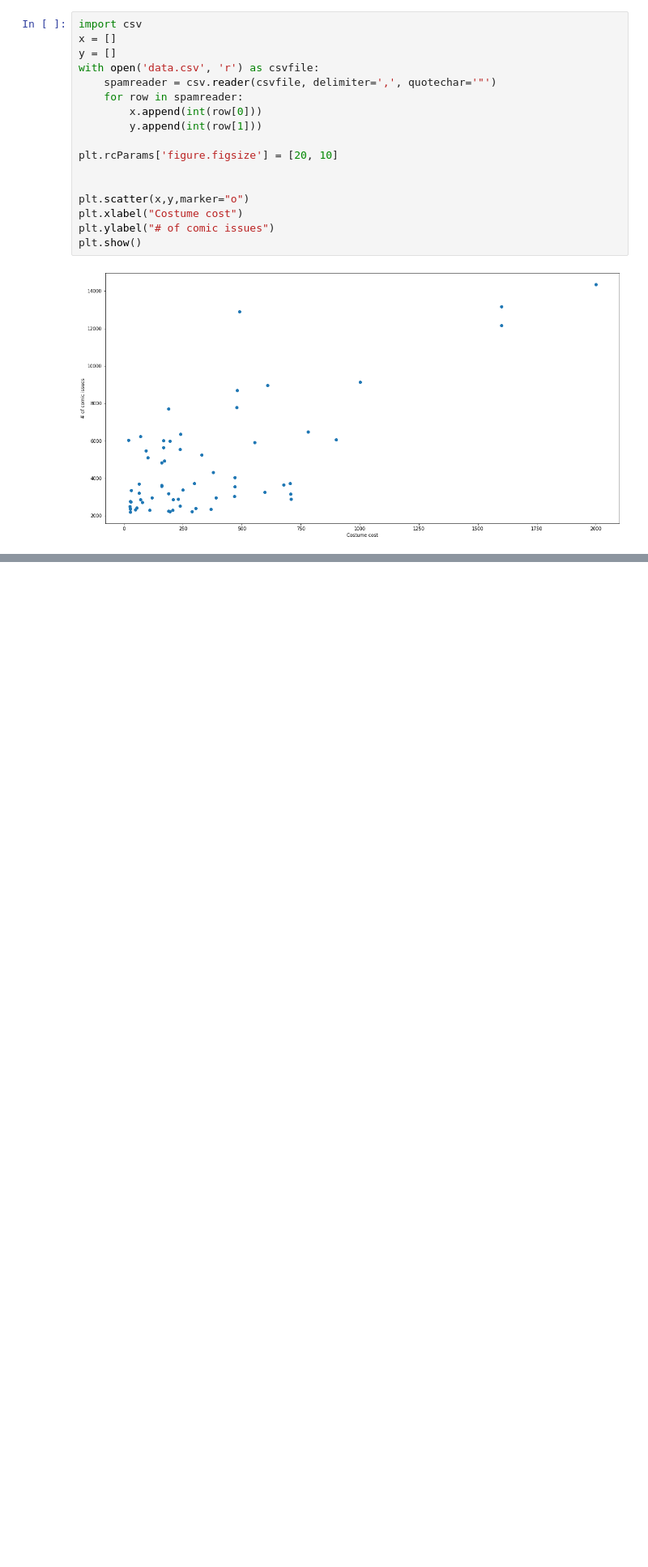
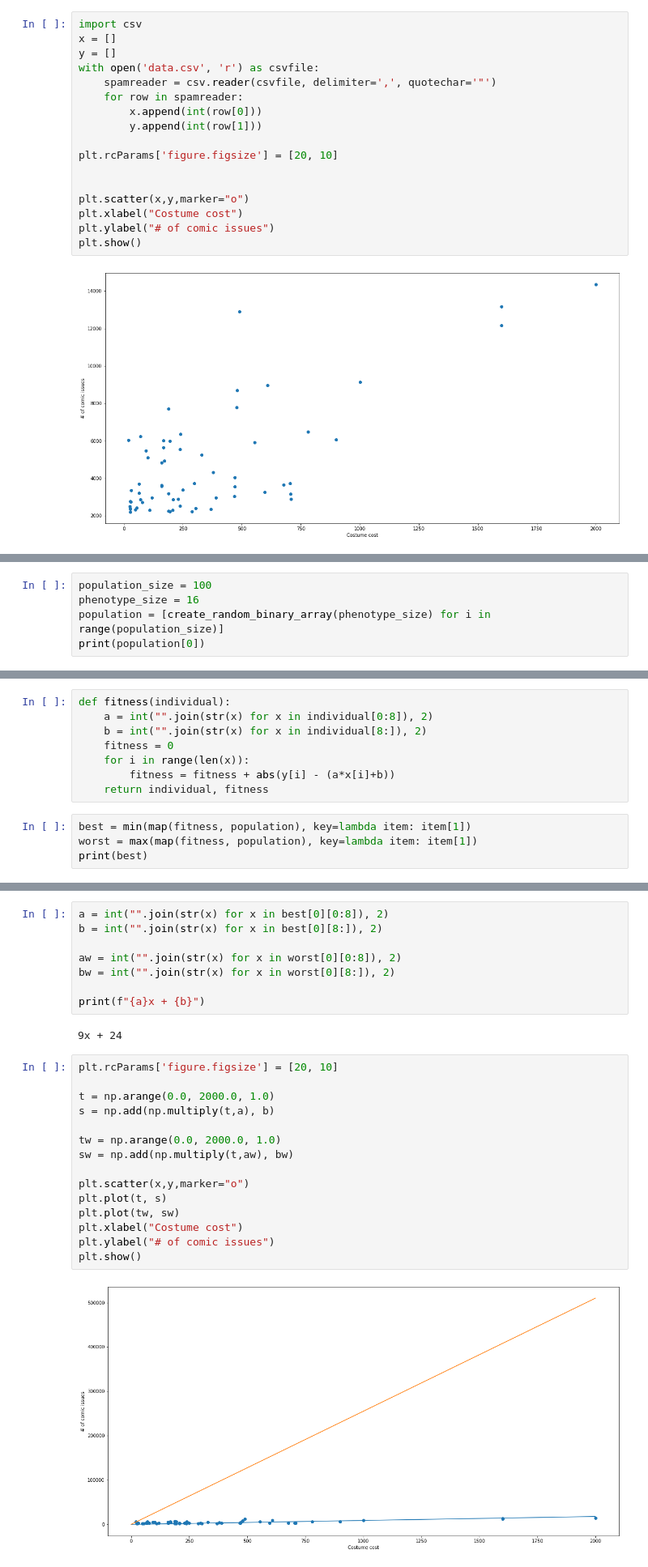
Before and after one commit to Medwith/evolutionary_algorithms_tbmbl, a Jupyter notebook: genetic_algorithm.ipynb, the cells around one changed output, grey strips where cells are left out. Shown at 81% size. Saved outputs shown, nothing was run; the diff lists cells and outputs as text; blank space fills up the shorter version.

Commit message:
Added simple test for random optimization

```diff
--- a/genetic_algorithm.ipynb
+++ b/genetic_algorithm.ipynb
@@ -115,0 +123,5 @@ plt.show()
+# %%
+population_size = 100
+phenotype_size = 16
+population = [create_random_binary_array(phenotype_size) for i in range(population_size)]
+print(population[0])
@@ -115,0 +130,12 @@ plt.show()
+# %%
+def fitness(individual):
+    a = int("".join(str(x) for x in individual[0:8]), 2)
+    b = int("".join(str(x) for x in individual[8:]), 2)
+    fitness = 0
+    for i in range(len(x)):
+        fitness = fitness + abs(y[i] - (a*x[i]+b))
+    return individual, fitness
+# %%
+best = min(map(fitness, population), key=lambda item: item[1])
+worst = max(map(fitness, population), key=lambda item: item[1])
+print(best)
@@ -115,0 +144,27 @@ plt.show()
+# %%
+a = int("".join(str(x) for x in best[0][0:8]), 2)
+b = int("".join(str(x) for x in best[0][8:]), 2)
+
+aw = int("".join(str(x) for x in worst[0][0:8]), 2)
+bw = int("".join(str(x) for x in worst[0][8:]), 2)
+
+print(f"{a}x + {b}")
+# %% [output]
+9x + 24
+# %%
+plt.rcParams['figure.figsize'] = [20, 10]
+
+t = np.arange(0.0, 2000.0, 1.0)
+s = np.add(np.multiply(t,a), b)
+
+tw = np.arange(0.0, 2000.0, 1.0)
+sw = np.add(np.multiply(t,aw), bw)
+
+plt.scatter(x,y,marker="o")
+plt.plot(t, s)
+plt.plot(tw, sw)
+plt.xlabel("Costume cost")
+plt.ylabel("# of comic issues")
+plt.show()
+# %% [output]
+[figure, added]
```
Also changed, not shown: parts of 3 cells of this notebook.
